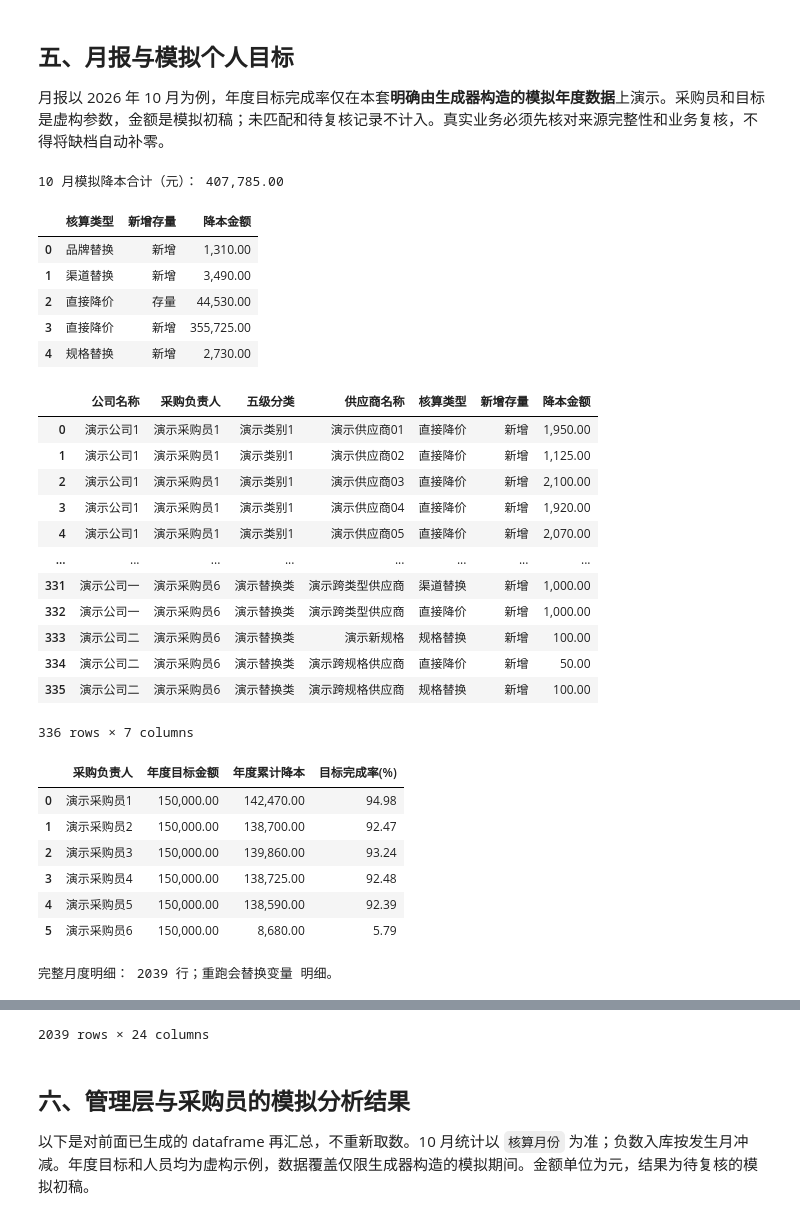
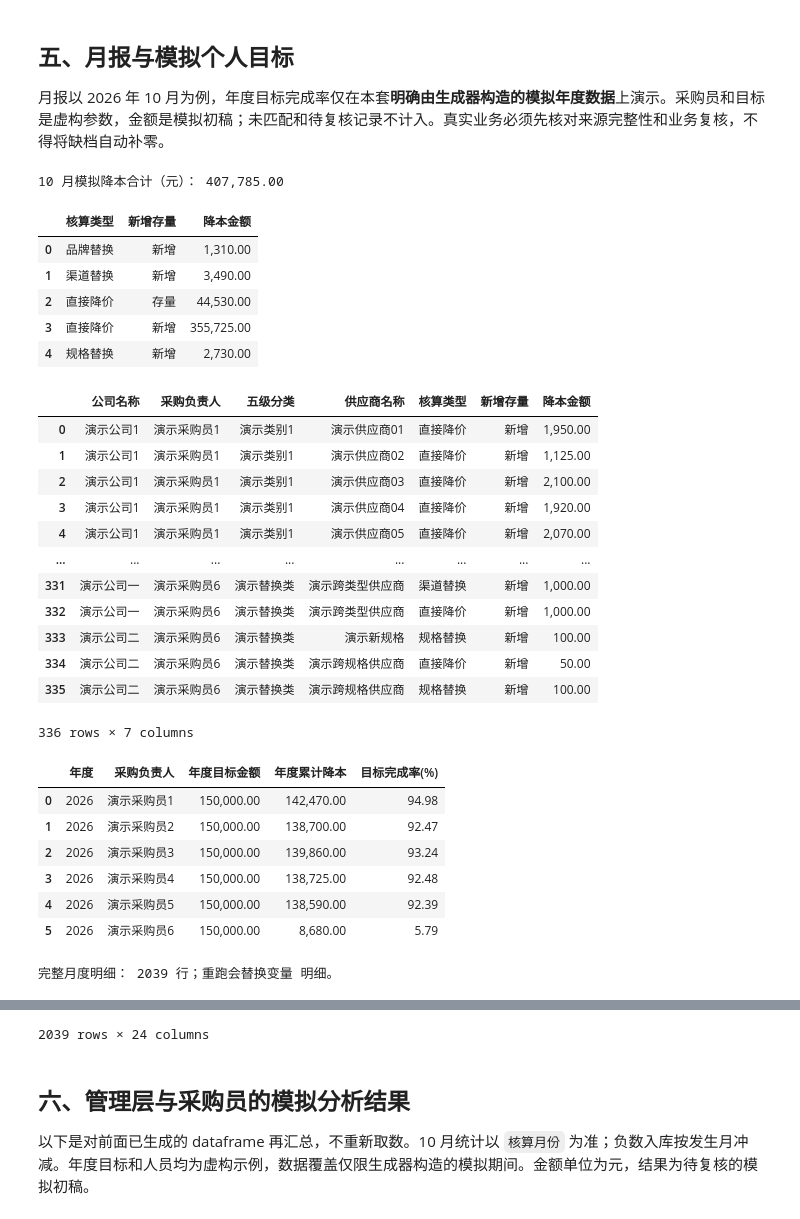
Before and after one commit to MalcolmShi/scm-ana, a Jupyter notebook: notebooks/采购降本统计/采购降本模拟演示.ipynb, the cells around one changed output, grey strips where cells are left out. Saved outputs shown, nothing was run; the diff lists cells and outputs as text; code cells hidden in the pictures.

```diff
--- a/notebooks/采购降本统计/采购降本模拟演示.ipynb
+++ b/notebooks/采购降本统计/采购降本模拟演示.ipynb
@@ -415,45 +415,45 @@ display(异常)
 月度明细 = 明细[明细["核算月份"] == 演示月份].copy()
 月度汇总 = 月度明细.groupby(["核算类型", "新增存量"], dropna=False)["降本金额"].sum().reset_index()
 月度维度 = 月度明细.groupby(["公司名称", "采购负责人", "五级分类", "供应商名称", "核算类型", "新增存量"], dropna=False)["降本金额"].sum().reset_index()
-目标 = pd.DataFrame({"采购负责人": [f"演示采购员{i}" for i in range(1, 7)], "年度目标金额": [150000.0] * 6})
+目标 = pd.DataFrame({"年度": [int(演示月份[:4])] * 6, "采购负责人": [f"演示采购员{i}" for i in range(1, 7)], "年度目标金额": [150000.0] * 6})
 年度累计 = 明细.groupby("采购负责人", dropna=False)["降本金额"].sum().rename("年度累计降本").reset_index()
 完成率 = 目标.merge(年度累计, on="采购负责人", how="left")
 完成率["年度累计降本"] = 完成率["年度累计降本"].fillna(0)  # 仅本模拟生成器声明的完整演示范围
 完成率["目标完成率"] = 完成率["年度累计降本"] / 完成率["年度目标金额"]
 print("10 月模拟降本合计（元）：", f"{月度明细['降本金额'].sum():,.2f}")
 display(月度汇总)
 display(月度维度)
 display(完成率.assign(**{"目标完成率(%)": 完成率["目标完成率"] * 100}).drop(columns="目标完成率"))
 print("完整月度明细：", len(月度明细), "行；重跑会替换变量 明细。")
 display(月度明细)
 # %% [output]
 10 月模拟降本合计（元）： 407,785.00
 |  | 核算类型 | 新增存量 | 降本金额 |
 | 0 | 品牌替换 | 新增 | 1,310.00 |
 | 1 | 渠道替换 | 新增 | 3,490.00 |
 | 2 | 直接降价 | 存量 | 44,530.00 |
 | 3 | 直接降价 | 新增 | 355,725.00 |
 | 4 | 规格替换 | 新增 | 2,730.00 |
 |  | 公司名称 | 采购负责人 | 五级分类 | 供应商名称 | 核算类型 | 新增存量 | 降本金额 |
 | 0 | 演示公司1 | 演示采购员1 | 演示类别1 | 演示供应商01 | 直接降价 | 新增 | 1,950.00 |
 | 1 | 演示公司1 | 演示采购员1 | 演示类别1 | 演示供应商02 | 直接降价 | 新增 | 1,125.00 |
 | 2 | 演示公司1 | 演示采购员1 | 演示类别1 | 演示供应商03 | 直接降价 | 新增 | 2,100.00 |
 | 3 | 演示公司1 | 演示采购员1 | 演示类别1 | 演示供应商04 | 直接降价 | 新增 | 1,920.00 |
 | 4 | 演示公司1 | 演示采购员1 | 演示类别1 | 演示供应商05 | 直接降价 | 新增 | 2,070.00 |
 | ... | ... | ... | ... | ... | ... | ... | ... |
 | 331 | 演示公司一 | 演示采购员6 | 演示替换类 | 演示跨类型供应商 | 渠道替换 | 新增 | 1,000.00 |
 | 332 | 演示公司一 | 演示采购员6 | 演示替换类 | 演示跨类型供应商 | 直接降价 | 新增 | 1,000.00 |
 | 333 | 演示公司二 | 演示采购员6 | 演示替换类 | 演示新规格 | 规格替换 | 新增 | 100.00 |
 | 334 | 演示公司二 | 演示采购员6 | 演示替换类 | 演示跨规格供应商 | 直接降价 | 新增 | 50.00 |
 | 335 | 演示公司二 | 演示采购员6 | 演示替换类 | 演示跨规格供应商 | 规格替换 | 新增 | 100.00 |
 336 rows × 7 columns
-|  | 采购负责人 | 年度目标金额 | 年度累计降本 | 目标完成率(%) |
-| 0 | 演示采购员1 | 150,000.00 | 142,470.00 | 94.98 |
-| 1 | 演示采购员2 | 150,000.00 | 138,700.00 | 92.47 |
-| 2 | 演示采购员3 | 150,000.00 | 139,860.00 | 93.24 |
-| 3 | 演示采购员4 | 150,000.00 | 138,725.00 | 92.48 |
-| 4 | 演示采购员5 | 150,000.00 | 138,590.00 | 92.39 |
-| 5 | 演示采购员6 | 150,000.00 | 8,680.00 | 5.79 |
+|  | 年度 | 采购负责人 | 年度目标金额 | 年度累计降本 | 目标完成率(%) |
+| 0 | 2026 | 演示采购员1 | 150,000.00 | 142,470.00 | 94.98 |
+| 1 | 2026 | 演示采购员2 | 150,000.00 | 138,700.00 | 92.47 |
+| 2 | 2026 | 演示采购员3 | 150,000.00 | 139,860.00 | 93.24 |
+| 3 | 2026 | 演示采购员4 | 150,000.00 | 138,725.00 | 92.48 |
+| 4 | 2026 | 演示采购员5 | 150,000.00 | 138,590.00 | 92.39 |
+| 5 | 2026 | 演示采购员6 | 150,000.00 | 8,680.00 | 5.79 |
 完整月度明细： 2039 行；重跑会替换变量 明细。
 |  | 核算月份 | 出入库日期 | 公司编码 | 公司名称 | 供应商名称 | 物料编码 | 物料名称 | 五级分类 | 演示行号 | 核算类型 | 降本来源 | ... |
 | 0 | 2026-10 | 2026-10-08 | 353402932 | 演示公司一 | 演示供应商甲 | 171529298 | 演示检测试剂 | 演示甲类 | 1 | 直接降价 | DEMO-B|V1|171529298 | ... |
```
Also changed, not shown: 10 other files.
